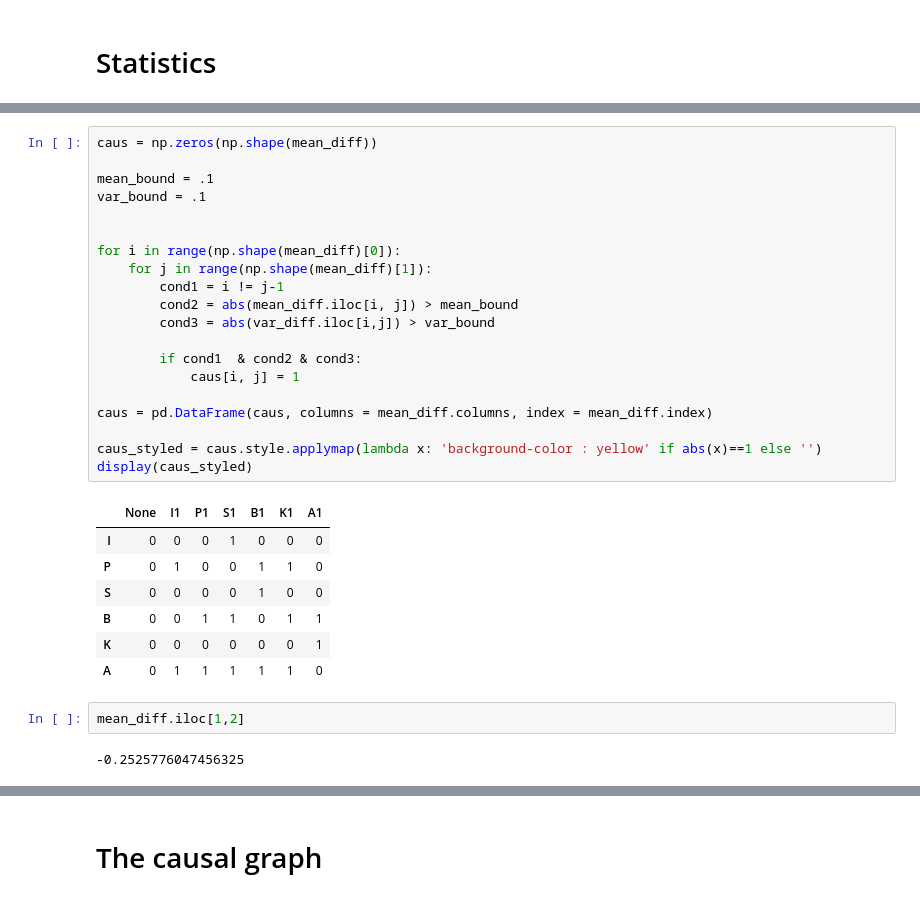
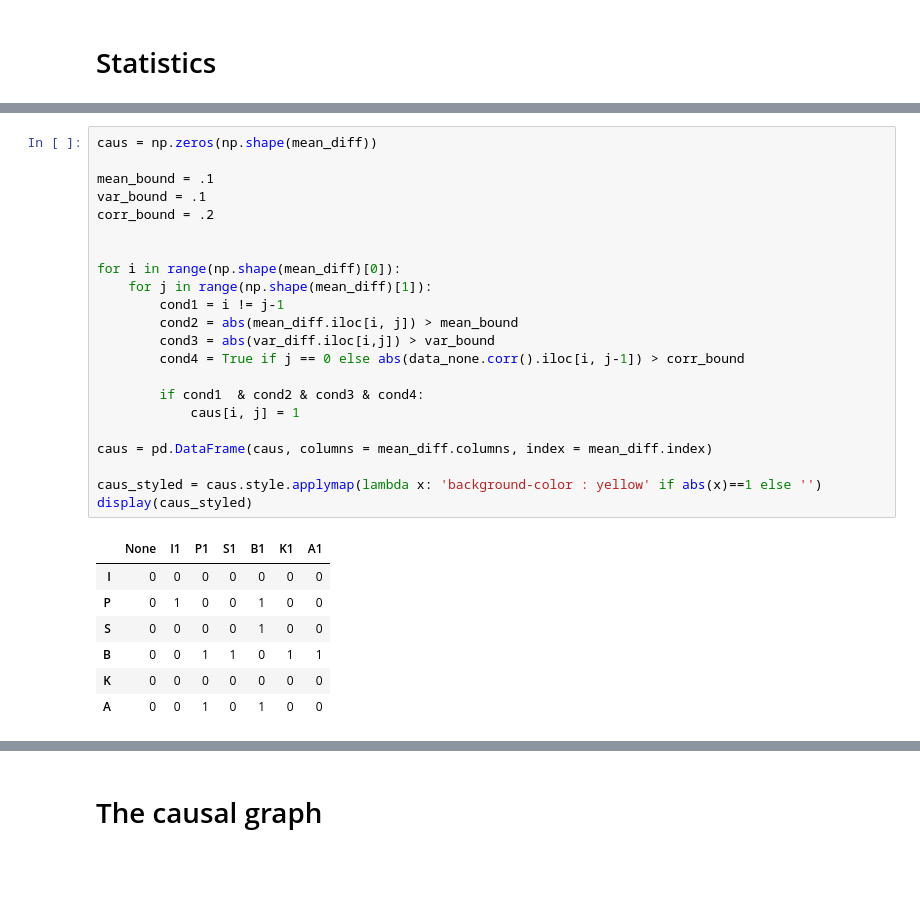
Before and after one commit to The-very-most-awesome-team-of-cool-kids/02463_Causality, a Jupyter notebook: Causality.ipynb, the cells around one changed output, grey strips where cells are left out. Cells and saved outputs as stored; diff of their text form; blank space fills up the shorter version.

```diff
--- a/Causality.ipynb
+++ b/Causality.ipynb
@@ -106,32 +119,30 @@ The difference in variance when making interventions
 # %%
 caus = np.zeros(np.shape(mean_diff))
 
 mean_bound = .1
 var_bound = .1
+corr_bound = .2
 
 
 for i in range(np.shape(mean_diff)[0]):
     for j in range(np.shape(mean_diff)[1]):
         cond1 = i != j-1
         cond2 = abs(mean_diff.iloc[i, j]) > mean_bound
         cond3 = abs(var_diff.iloc[i,j]) > var_bound
+        cond4 = True if j == 0 else abs(data_none.corr().iloc[i, j-1]) > corr_bound
 
-        if cond1  & cond2 & cond3:
+        if cond1  & cond2 & cond3 & cond4:
             caus[i, j] = 1
 
 caus = pd.DataFrame(caus, columns = mean_diff.columns, index = mean_diff.index)
 
 caus_styled = caus.style.applymap(lambda x: 'background-color : yellow' if abs(x)==1 else '')
 display(caus_styled)
 # %% [output]
 |  | None | I1 | P1 | S1 | B1 | K1 | A1 |
-| I | 0 | 0 | 0 | 1 | 0 | 0 | 0 |
-| P | 0 | 1 | 0 | 0 | 1 | 1 | 0 |
+| I | 0 | 0 | 0 | 0 | 0 | 0 | 0 |
+| P | 0 | 1 | 0 | 0 | 1 | 0 | 0 |
 | S | 0 | 0 | 0 | 0 | 1 | 0 | 0 |
 | B | 0 | 0 | 1 | 1 | 0 | 1 | 1 |
-| K | 0 | 0 | 0 | 0 | 0 | 0 | 1 |
-| A | 0 | 1 | 1 | 1 | 1 | 1 | 0 |
+| K | 0 | 0 | 0 | 0 | 0 | 0 | 0 |
+| A | 0 | 0 | 1 | 0 | 1 | 0 | 0 |
-# %%
-mean_diff.iloc[1,2]
-# %% [output]
--0.2525776047456325
```
Also changed, not shown: parts of 3 cells of this notebook.
